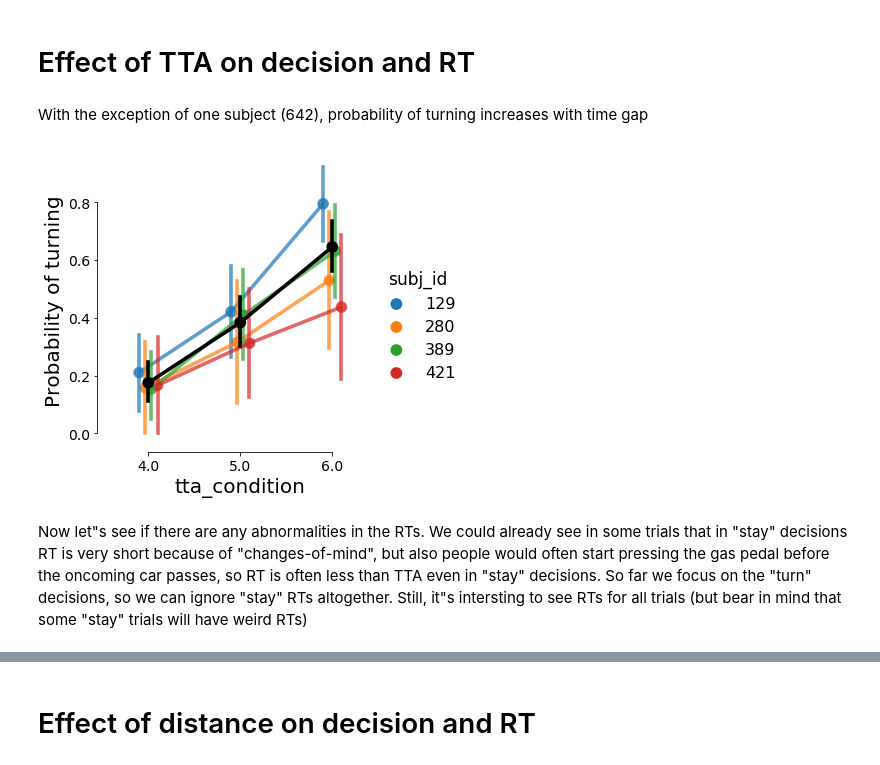
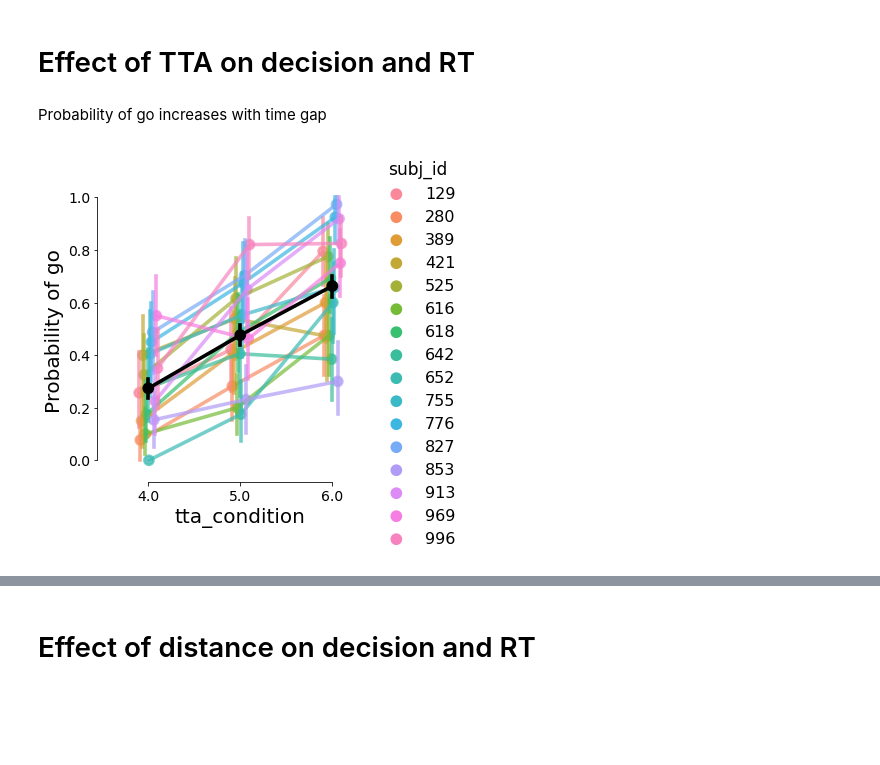
Before and after one commit to cherepaha/evidence_accumulation_in_gap_acceptance, a Jupyter notebook: data_and_model_analysis/01_data_overview.ipynb, the cells around one changed output, grey strips where cells are left out. Cells and saved outputs as stored; diff of their text form; code cells hidden in the pictures; blank space fills up the shorter version.

Commit message:
Preprocessing updated; data overview notebook updated

```diff
--- a/data_and_model_analysis/01_data_overview.ipynb
+++ b/data_and_model_analysis/01_data_overview.ipynb
@@ -229,5 +226,2 @@ measures[(measures.min_distance<2)]
 # %% [markdown]
 # Effect of TTA on decision and RT
-# %%
-measures = pd.read_csv("../data/measures.csv")
-measures_turn = measures[measures.is_turn_decision]
@@ -234,5 +230,5 @@ measures_turn = measures[measures.is_turn_decision]
 # %% [markdown]
-With the exception of one subject (642), probability of turning increases with time gap
+Probability of go increases with time gap
 # %%
 def plot_dv_vs_iv_by_subj(measures, dv, iv):
     g = sns.catplot(kind="point", data=measures, x=iv, y=dv, hue="subj_id", join=True, dodge=0.2)
@@ -262,9 +258,7 @@ def plot_RT_vs_var(measures, var, hue, violin=False):
     ax.get_legend().set_title(hue, prop={"size":18})
     return ax
 # %%
-ax = plot_dv_vs_iv_by_subj(measures[measures.subj_id<450], dv="is_turn_decision", iv="tta_condition")
-ax.set_ylabel("Probability of turning");
+ax = plot_dv_vs_iv_by_subj(measures.reset_index(), dv="is_go_decision", iv="tta_condition")
+ax.set_ylabel("Probability of go");
 # %% [output]
-[figure, old version]
+[figure, new version]
-# %% [markdown]
-Now let"s see if there are any abnormalities in the RTs. We could already see in some trials that in "stay" decisions RT is very short because of "changes-of-mind", but also people would often start pressing the gas pedal before the oncoming car passes, so RT is often less than TTA even in "stay" decisions. So far we focus on the "turn" decisions, so we can ignore "stay" RTs altogether. Still, it"s intersting to see RTs for all trials (but bear in mind that some "stay" trials will have weird RTs)
```
Also changed, not shown: parts of 67 cells of this notebook, 1 other file.
